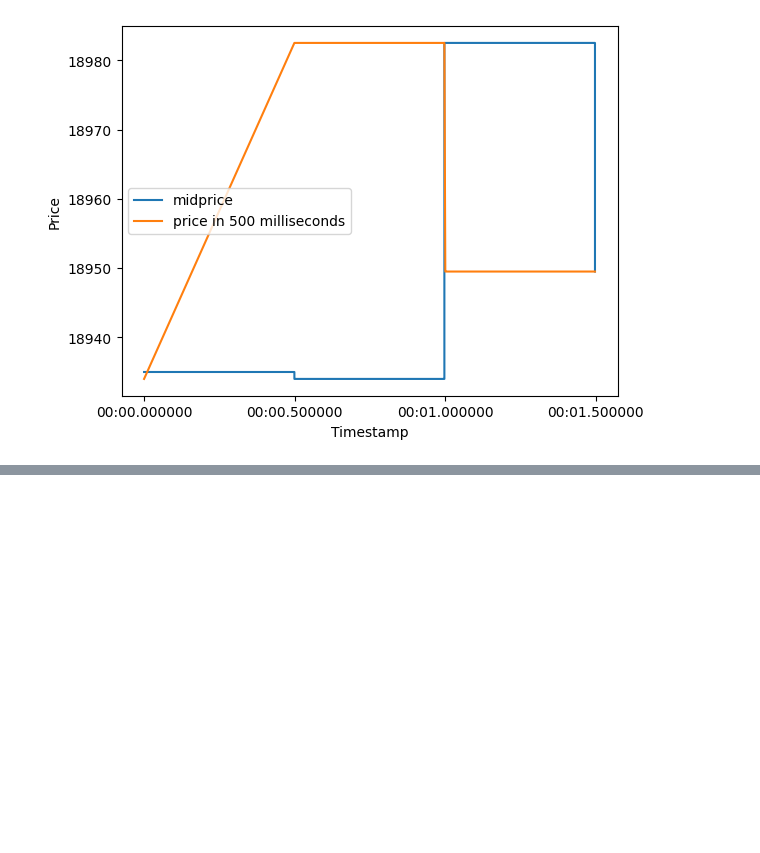
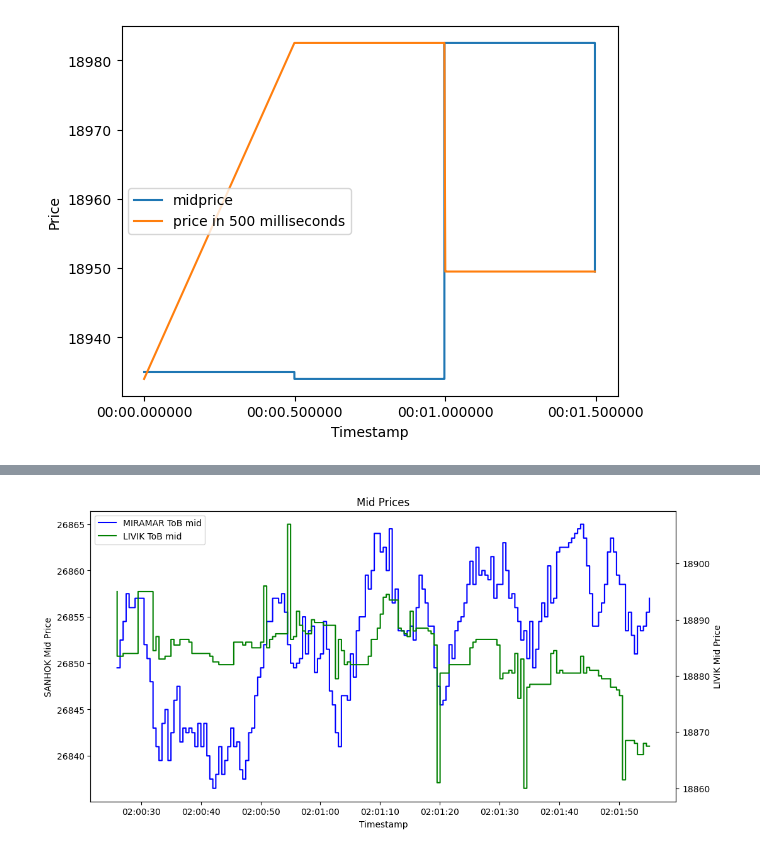
Before and after one commit to SergeySmalkov/Strategies_Sandbox, a Jupyter notebook: Strategy.ipynb, the cells around one changed output, grey strips where cells are left out. Saved outputs shown, nothing was run; the diff lists cells and outputs as text; code cells hidden in the pictures; blank space fills up the shorter version.

```diff
--- a/Strategy.ipynb
+++ b/Strategy.ipynb
@@ -97,0 +82,38 @@ Name: timestamp, dtype: datetime64[ns]
+# %%
+data = df.set_index("timestamp")
+instruments = ["MIRAMAR", "LIVIK", "SANHOK", "ERANGEL", "VIKENDI", "KARAKIN"]
+for i in instruments:
+    data[i + "_ToB_mid"] = (data[i + "_bid0_price"] + data[i + "_ask0_price"]) / 2
+
+# plot the bid and ask prices over time
+ind1 = 300
+ind2 = 1300
+instrument1 = "MIRAMAR"
+instrument2 = "LIVIK"
+# create a figure with two y-axes
+fig, ax1 = plt.subplots(figsize=(12, 6))
+ax2 = ax1.twinx()
+
+# plot the bid and ask prices for the first instrument
+ax1.plot(data[ind1:ind2].index, data[ind1:ind2][instrument1 + '_ToB_mid'], label= instrument1 +' ToB mid', color='blue')
+# ax1.plot(data[ind1:ind2].index, data[ind1:ind2]['MIRAMAR_ask0_price'], label='MIRAMAR Ask', color='blue')
+
+# plot the bid and ask prices for the second instrument on the right y-axis
+ax2.plot(data[ind1:ind2].index, data[ind1:ind2][instrument2 + '_ToB_mid'], label=instrument2 + ' ToB mid', color='green')
+# ax2.plot(data[ind1:ind2].index, data[ind1:ind2]['LIVIK_ask0_price'], label='LIVIK Ask', color='green')
+
+# set the labels and title
+ax1.set_xlabel('Timestamp')
+ax1.set_ylabel('SANHOK Mid Price')
+ax2.set_ylabel('LIVIK Mid Price')
+plt.title('Mid Prices')
+
+# add a legend
+lines, labels = ax1.get_legend_handles_labels()
+lines2, labels2 = ax2.get_legend_handles_labels()
+ax2.legend(lines + lines2, labels + labels2, loc='upper left')
+
+# display the plot
+plt.show()
+# %% [output]
+[figure, added]
```
Also changed, not shown: parts of 7 cells of this notebook.
